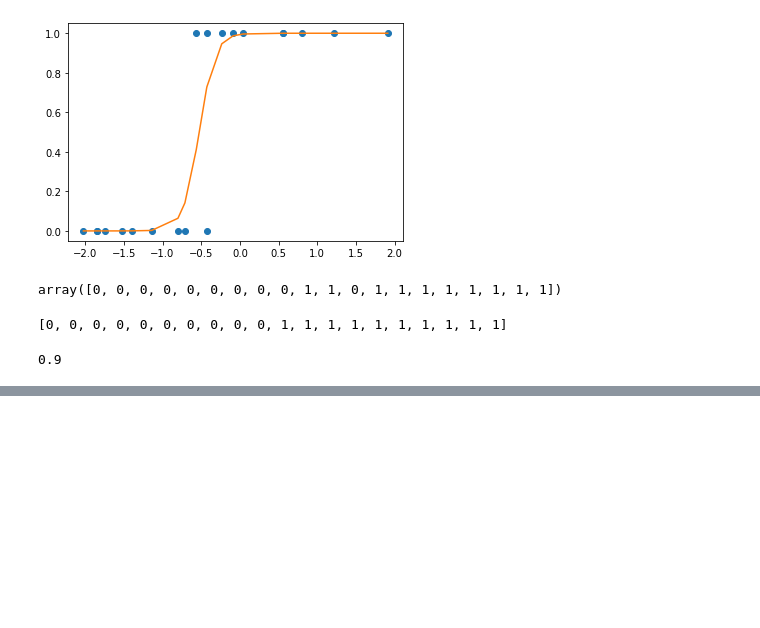
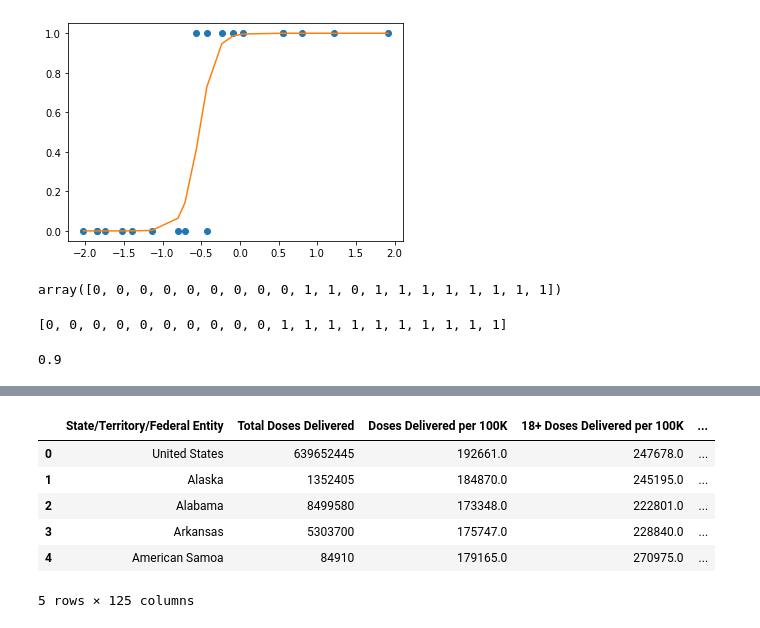
Before and after one commit to rahuldave/Workshops, a Jupyter notebook: Untitled.ipynb, the cells around one changed output, grey strips where cells are left out. Drawn from its saved outputs; the diff is of its cells as text; code cells hidden in the pictures; blank space fills up the shorter version.

```diff
--- a/Untitled.ipynb
+++ b/Untitled.ipynb
@@ -157,0 +239,11 @@ accuracy
+# %%
+df = pd.read_csv("/Users/rahul/Downloads/covid19_vaccinations_in_the_united_states.csv")
+df.head()
+# %% [output]
+|  | State/Territory/Federal Entity | Total Doses Delivered | Doses Delivered per 100K | 18+ Doses Delivered per 100K | ... |
+| 0 | United States | 639652445 | 192661.0 | 247678.0 | ... |
+| 1 | Alaska | 1352405 | 184870.0 | 245195.0 | ... |
+| 2 | Alabama | 8499580 | 173348.0 | 222801.0 | ... |
+| 3 | Arkansas | 5303700 | 175747.0 | 228840.0 | ... |
+| 4 | American Samoa | 84910 | 179165.0 | 270975.0 | ... |
+5 rows × 125 columns
```
Also changed, not shown: parts of 26 cells of this notebook, 3 other files.
